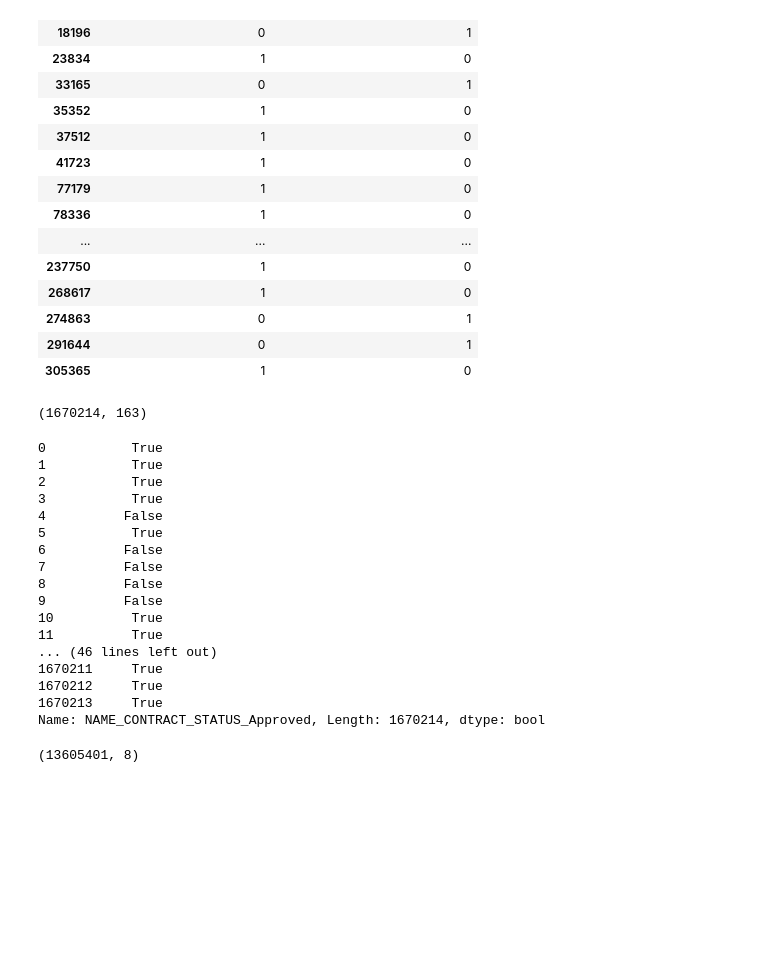
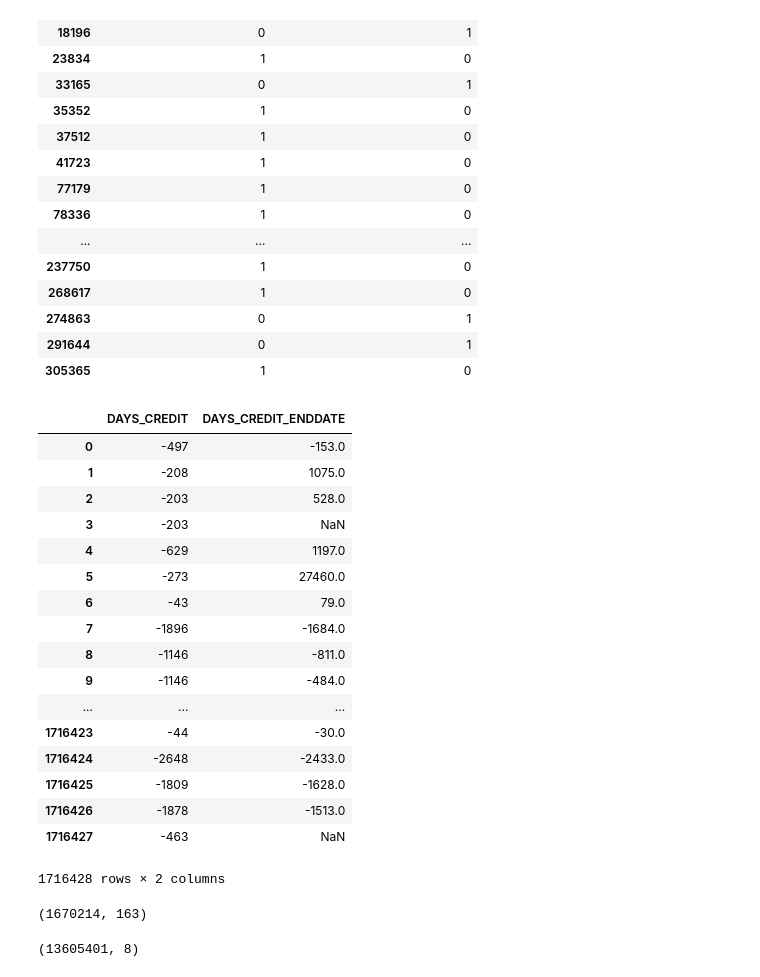
Before and after one commit to yiqiyu/homecredit, a Jupyter notebook: manual_feature_engineering.ipynb, the cells around one changed output. Drawn from its saved outputs; the diff is of its cells as text; code cells hidden in the pictures; blank space fills up the shorter version.

```diff
--- a/manual_feature_engineering.ipynb
+++ b/manual_feature_engineering.ipynb
@@ -145,6 +145,29 @@ def load_extra_features(app_train, app_test, *tables):
         app_train = app_train.merge(right=table.reset_index(), how='left', on='SK_ID_CURR')
         app_test = app_test.merge(right=table.reset_index(), how='left', on='SK_ID_CURR')
     return app_train, app_test
+# %%
+bureau = pd.read_csv("bureau_new.csv").reset_index(drop = True)
+bureau = bureau.drop("Unnamed: 0", axis=1)
+bureau[["DAYS_CREDIT", "DAYS_CREDIT_ENDDATE"]]
+# %% [output]
+|  | DAYS_CREDIT | DAYS_CREDIT_ENDDATE |
+| 0 | -497 | -153.0 |
+| 1 | -208 | 1075.0 |
+| 2 | -203 | 528.0 |
+| 3 | -203 | NaN |
+| 4 | -629 | 1197.0 |
+| 5 | -273 | 27460.0 |
+| 6 | -43 | 79.0 |
+| 7 | -1896 | -1684.0 |
+| 8 | -1146 | -811.0 |
+| 9 | -1146 | -484.0 |
+| ... | ... | ... |
+| 1716423 | -44 | -30.0 |
+| 1716424 | -2648 | -2433.0 |
+| 1716425 | -1809 | -1628.0 |
+| 1716426 | -1878 | -1513.0 |
+| 1716427 | -463 | NaN |
+1716428 rows × 2 columns
 # %%
 def load_bureau(bureau, buro_balance):
     bb_aggregations = {'MONTHS_BALANCE': ['min', 'max', 'size']}
@@ -187,26 +221,6 @@ prev = prev.drop("Unnamed: 0", axis=1)
 prev.shape
 # %% [output]
 (1670214, 163)
-# %%
-prev["NAME_CONTRACT_STATUS_Approved"]
-# %% [output]
-0           True
-1           True
-2           True
-3           True
-4          False
-5           True
-6          False
-7          False
-8          False
-9          False
-10          True
-11          True
-... (46 lines left out)
-1670211     True
-1670212     True
-1670213     True
-Name: NAME_CONTRACT_STATUS_Approved, Length: 1670214, dtype: bool
 # %%
 def load_prev(prev):
     prev['DAYS_FIRST_DRAWING'].replace(365243, np.nan, inplace= True)
```
Also changed, not shown: parts of 1 cell of this notebook.
